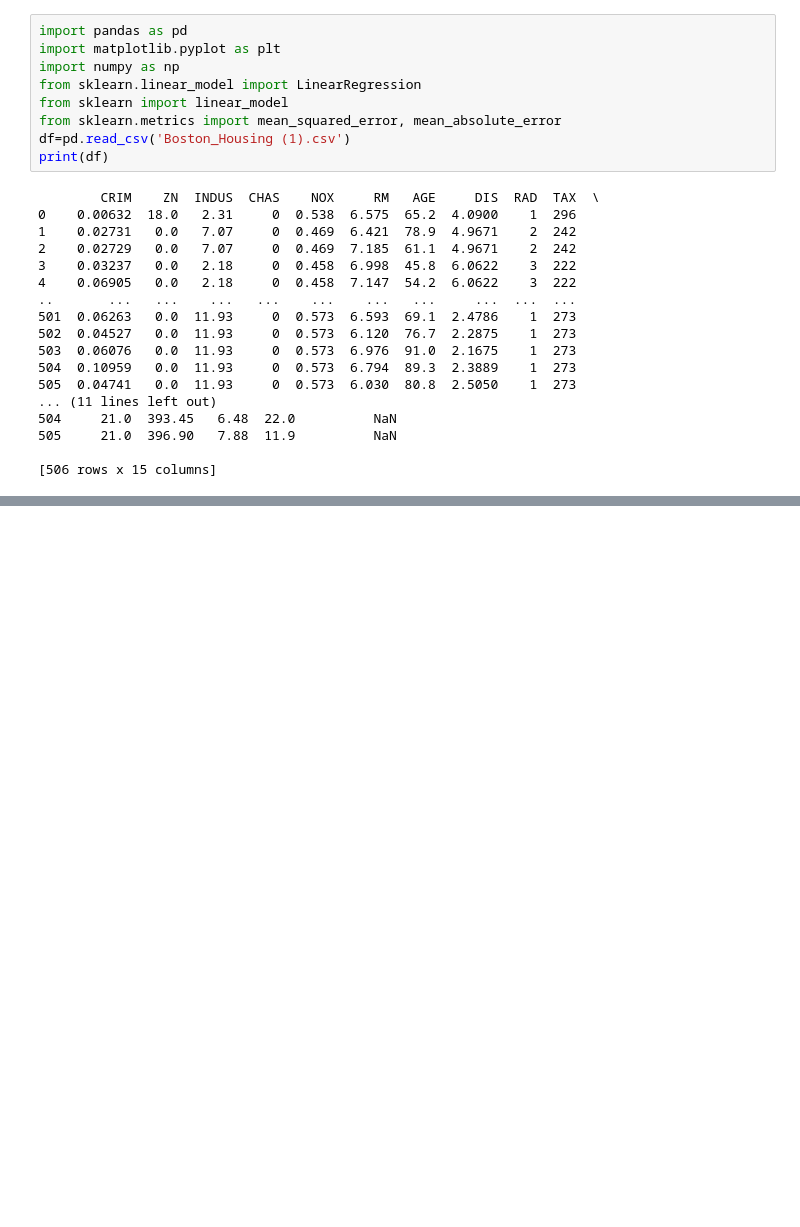
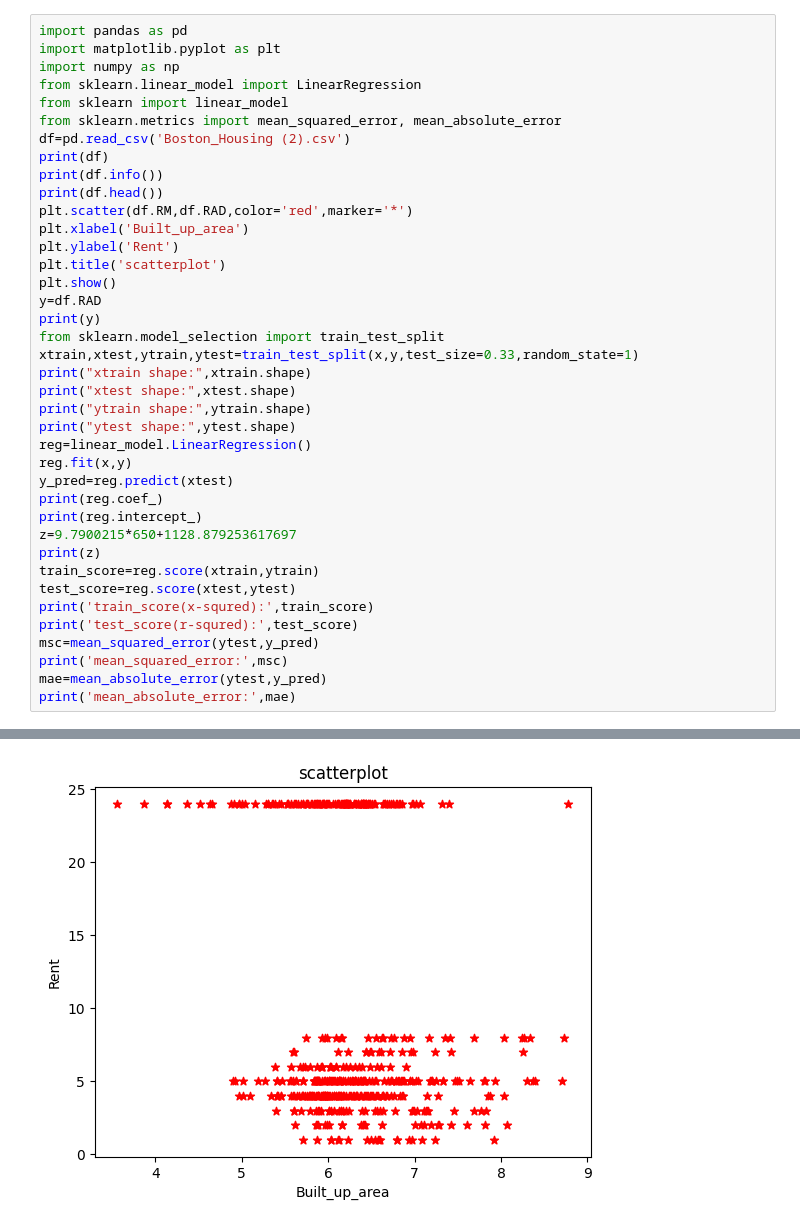
Before and after one commit to yakshitha447/demo-123, a Jupyter notebook: Untitled36.ipynb, the cells around one changed output, grey strips where cells are left out. Cells and saved outputs as stored; diff of their text form; blank space fills up the shorter version.

```diff
--- a/Untitled36.ipynb
+++ b/Untitled36.ipynb
@@ -1,29 +1,42 @@
 # %% [markdown]
 <a href="https://colab.research.google.com/github/yakshitha447/demo-123/blob/master/Untitled36.ipynb" target="_parent"><img src="https://colab.research.google.com/assets/colab-badge.svg" alt="Open In Colab"/></a>
-# %%
-import pandas as pd
-import matplotlib.pyplot as plt
-import numpy as np
-from sklearn.linear_model import LinearRegression
-from sklearn import linear_model
-from sklearn.metrics import mean_squared_error, mean_absolute_error
-df=pd.read_csv('Boston_Housing (1).csv')
-print(df)
-# %% [output]
-        CRIM    ZN  INDUS  CHAS    NOX     RM   AGE     DIS  RAD  TAX  \
-0    0.00632  18.0   2.31     0  0.538  6.575  65.2  4.0900    1  296
-1    0.02731   0.0   7.07     0  0.469  6.421  78.9  4.9671    2  242
-2    0.02729   0.0   7.07     0  0.469  7.185  61.1  4.9671    2  242
-3    0.03237   0.0   2.18     0  0.458  6.998  45.8  6.0622    3  222
-4    0.06905   0.0   2.18     0  0.458  7.147  54.2  6.0622    3  222
-..       ...   ...    ...   ...    ...    ...   ...     ...  ...  ...
-501  0.06263   0.0  11.93     0  0.573  6.593  69.1  2.4786    1  273
-502  0.04527   0.0  11.93     0  0.573  6.120  76.7  2.2875    1  273
-503  0.06076   0.0  11.93     0  0.573  6.976  91.0  2.1675    1  273
-504  0.10959   0.0  11.93     0  0.573  6.794  89.3  2.3889    1  273
-505  0.04741   0.0  11.93     0  0.573  6.030  80.8  2.5050    1  273
-... (11 lines left out)
-504     21.0  393.45   6.48  22.0          NaN
-505     21.0  396.90   7.88  11.9          NaN
-
-[506 rows x 15 columns]
+# %%
+import pandas as pd
+import matplotlib.pyplot as plt
+import numpy as np
+from sklearn.linear_model import LinearRegression
+from sklearn import linear_model
+from sklearn.metrics import mean_squared_error, mean_absolute_error
+df=pd.read_csv('Boston_Housing (2).csv')
+print(df)
+print(df.info())
+print(df.head())
+plt.scatter(df.RM,df.RAD,color='red',marker='*')
+plt.xlabel('Built_up_area')
+plt.ylabel('Rent')
+plt.title('scatterplot')
+plt.show()
+y=df.RAD
+print(y)
+from sklearn.model_selection import train_test_split
+xtrain,xtest,ytrain,ytest=train_test_split(x,y,test_size=0.33,random_state=1)
+print("xtrain shape:",xtrain.shape)
+print("xtest shape:",xtest.shape)
+print("ytrain shape:",ytrain.shape)
+print("ytest shape:",ytest.shape)
+reg=linear_model.LinearRegression()
+reg.fit(x,y)
+y_pred=reg.predict(xtest)
+print(reg.coef_)
+print(reg.intercept_)
+z=9.7900215*650+1128.879253617697
+print(z)
+train_score=reg.score(xtrain,ytrain)
+test_score=reg.score(xtest,ytest)
+print('train_score(x-squred):',train_score)
+print('test_score(r-squred):',test_score)
+msc=mean_squared_error(ytest,y_pred)
+print('mean_squared_error:',msc)
+mae=mean_absolute_error(ytest,y_pred)
+print('mean_absolute_error:',mae)
+# %% [output]
@@ -29,0 +60 @@ print(df)
+[figure, added]
```
Also changed, not shown: parts of 2 cells of this notebook.
